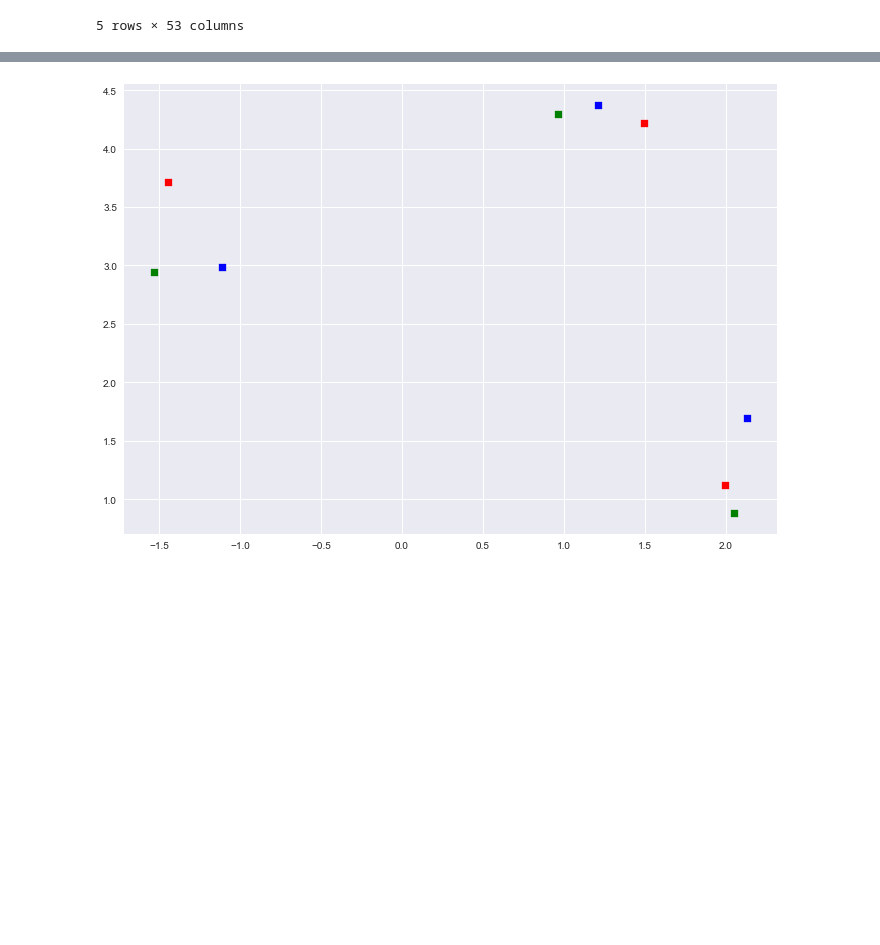
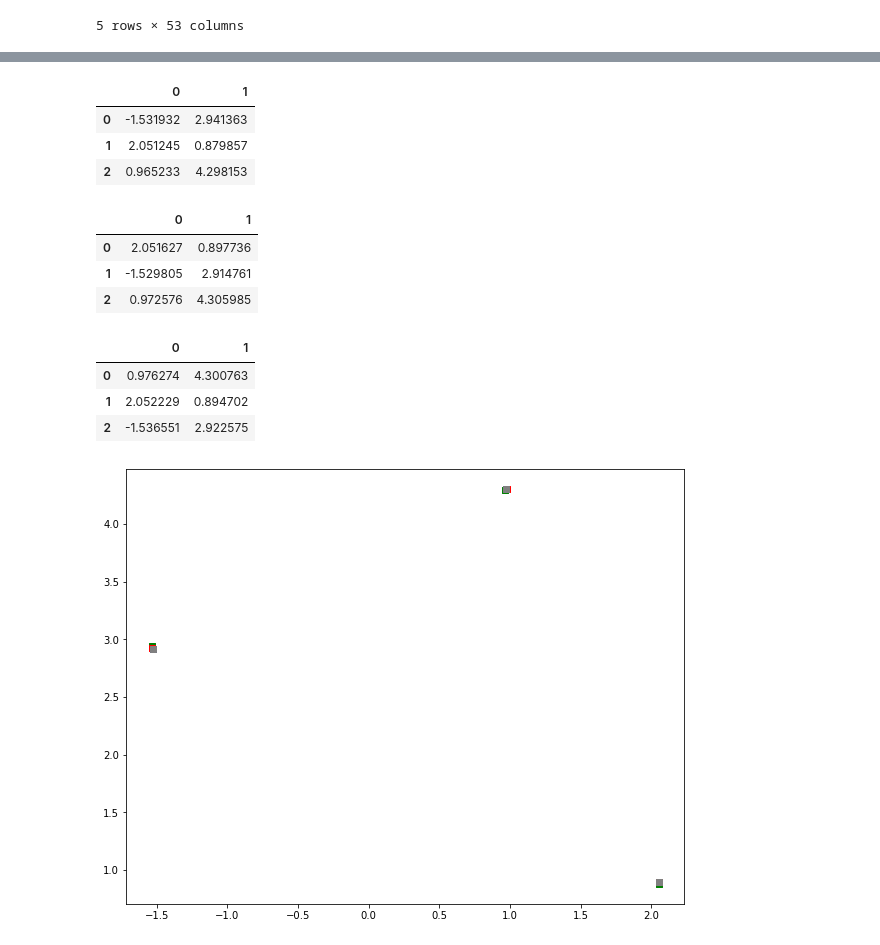
Before and after one commit to anuPh23/Spotify, a Jupyter notebook: spotify_classifier_new method.ipynb, the cells around one changed output, grey strips where cells are left out. Drawn from its saved outputs; the diff is of its cells as text; code cells hidden in the pictures; blank space fills up the shorter version.

```diff
--- a/spotify_classifier_new method.ipynb
+++ b/spotify_classifier_new method.ipynb
@@ -874,4 +928,14 @@ from sklearn.cluster import KMeans
 Kmean3 = KMeans(n_clusters=3)
 Kmean3.fit(m3)
 print(Kmean3.cluster_centers_)
+
+G9 = le.fit_transform(dat['session_length'])
+m9,n9 = make_blobs(G9[167879],centers=3,random_state=0, cluster_std=0.55)
+plt.figure(figsize=(10, 8))
+plt.scatter(m9[:, 0], m9[:, 1], c=n9, s=30, cmap='autumn')
+plt.show()
+from sklearn.cluster import KMeans
+Kmean9 = KMeans(n_clusters=3)
+Kmean9.fit(m)
+print(Kmean9.cluster_centers_)
 # %% [output]
@@ -921,7 +1129,35 @@ end
+# %%
+beat = pd.DataFrame(Kmean11.cluster_centers_)
+ac = pd.DataFrame(Kmean12.cluster_centers_)
+bounce = pd.DataFrame(Kmean13.cluster_centers_)
+# %%
+sid_cluster
+# %% [output]
+|  | 0 | 1 |
+| 0 | -1.531932 | 2.941363 |
+| 1 | 2.051245 | 0.879857 |
+| 2 | 0.965233 | 4.298153 |
+# %%
+beat
+# %% [output]
+|  | 0 | 1 |
+| 0 | 2.051627 | 0.897736 |
+| 1 | -1.529805 | 2.914761 |
+| 2 | 0.972576 | 4.305985 |
+# %%
+ac
+# %% [output]
+|  | 0 | 1 |
+| 0 | 0.976274 | 4.300763 |
+| 1 | 2.052229 | 0.894702 |
+| 2 | -1.536551 | 2.922575 |
 # %%
+plt.figure(figsize=(10, 8))
 plt.scatter(sid_cluster[0],sid_cluster[1],c = 'g', marker = 's')
-plt.scatter(start[0],start[1],c = 'blue', marker = 's')
-plt.scatter(end[0],end[1],c = 'r', marker = 's')
+plt.scatter(beat[0],beat[1],c = 'blue', marker = 's')
+plt.scatter(ac[0],ac[1],c = 'r', marker = 's')
+plt.scatter(bounce[0],bounce[1],c = 'grey', marker = 's')
+
 plt.show()
 # %% [output]
-[figure, old version]
+[figure, new version]
```
Also changed, not shown: parts of 35 cells of this notebook.
